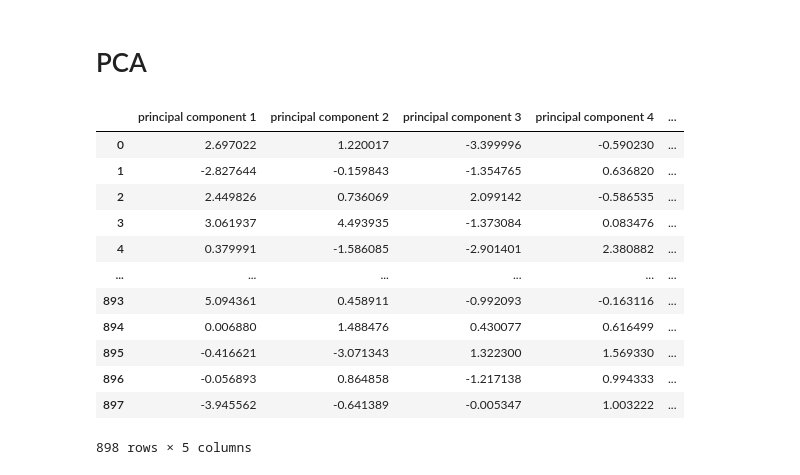
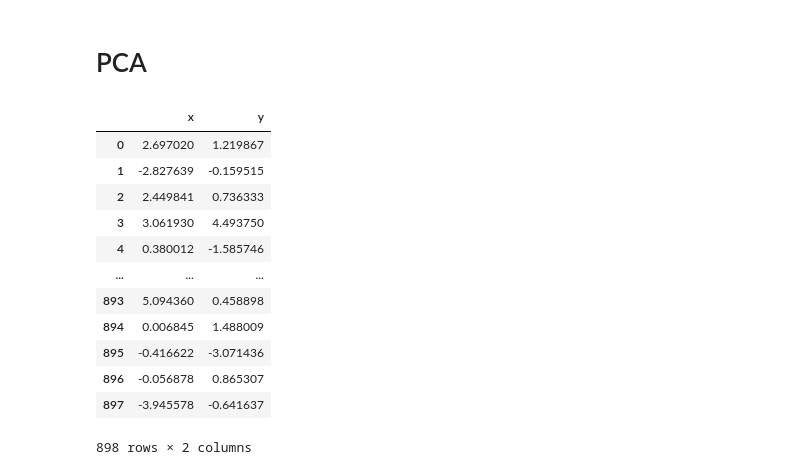
Before and after one commit to Riveong/Personality-Match-Multi-Armed-Bandits, a Jupyter notebook: dataprep.ipynb, the cells around one changed output. Cells and saved outputs as stored; diff of their text form; code cells hidden in the pictures.

```diff
--- a/dataprep.ipynb
+++ b/dataprep.ipynb
@@ -117,33 +117,33 @@ dtype: object
 # %%
 from sklearn.decomposition import PCA
 from sklearn.preprocessing import StandardScaler
 
 # Assuming df is your DataFrame
 df = datas.drop(columns=['age', 'gender'])  # drop the 'age' and 'gender' columns
 
 # Standardize the features to have mean=0 and variance=1
 scaler = StandardScaler().fit(df)
 df_scaled = scaler.transform(df)
 
 # Apply PCA
-pca = PCA(n_components=5)  # change n_components to the number of dimensions you want
+pca = PCA(n_components=2)  # change n_components to the number of dimensions you want
 principalComponents = pca.fit_transform(df_scaled)
 
 # Convert to DataFrame
-principalDf = pd.DataFrame(data=principalComponents, columns=['principal component 1', 'principal component 2', 'principal component 3', 'principal component 4', 'principal component 5'])
+principalDf = pd.DataFrame(data=principalComponents, columns=['x', 'y'])
 
 principalDf
 # %% [output]
-|  | principal component 1 | principal component 2 | principal component 3 | principal component 4 | ... |
-| 0 | 2.697022 | 1.220017 | -3.399996 | -0.590230 | ... |
-| 1 | -2.827644 | -0.159843 | -1.354765 | 0.636820 | ... |
-| 2 | 2.449826 | 0.736069 | 2.099142 | -0.586535 | ... |
-| 3 | 3.061937 | 4.493935 | -1.373084 | 0.083476 | ... |
-| 4 | 0.379991 | -1.586085 | -2.901401 | 2.380882 | ... |
-| ... | ... | ... | ... | ... | ... |
-| 893 | 5.094361 | 0.458911 | -0.992093 | -0.163116 | ... |
-| 894 | 0.006880 | 1.488476 | 0.430077 | 0.616499 | ... |
-| 895 | -0.416621 | -3.071343 | 1.322300 | 1.569330 | ... |
-| 896 | -0.056893 | 0.864858 | -1.217138 | 0.994333 | ... |
-| 897 | -3.945562 | -0.641389 | -0.005347 | 1.003222 | ... |
+|  | x | y |
+| 0 | 2.697020 | 1.219867 |
+| 1 | -2.827639 | -0.159515 |
+| 2 | 2.449841 | 0.736333 |
+| 3 | 3.061930 | 4.493750 |
+| 4 | 0.380012 | -1.585746 |
+| ... | ... | ... |
+| 893 | 5.094360 | 0.458898 |
+| 894 | 0.006845 | 1.488009 |
+| 895 | -0.416622 | -3.071436 |
+| 896 | -0.056878 | 0.865307 |
+| 897 | -3.945578 | -0.641637 |
-898 rows × 5 columns
+898 rows × 2 columns
```
Also changed, not shown: parts of 8 cells of this notebook, 3 other files.
